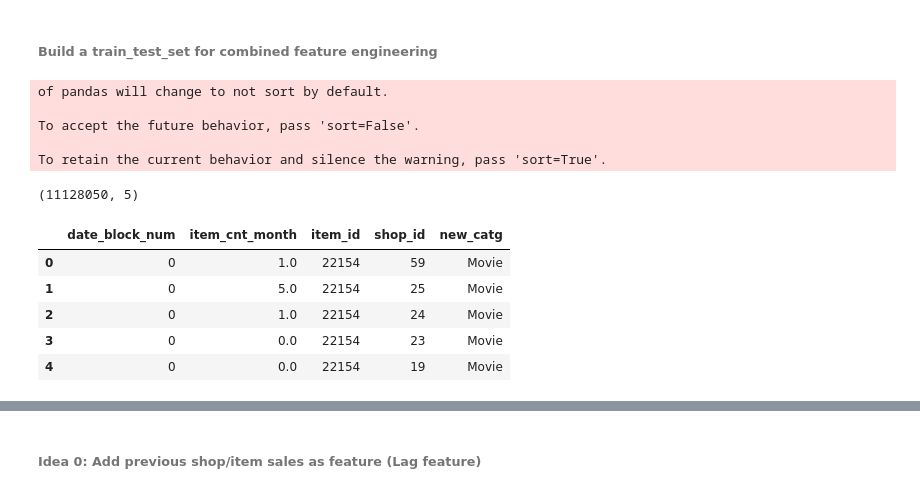
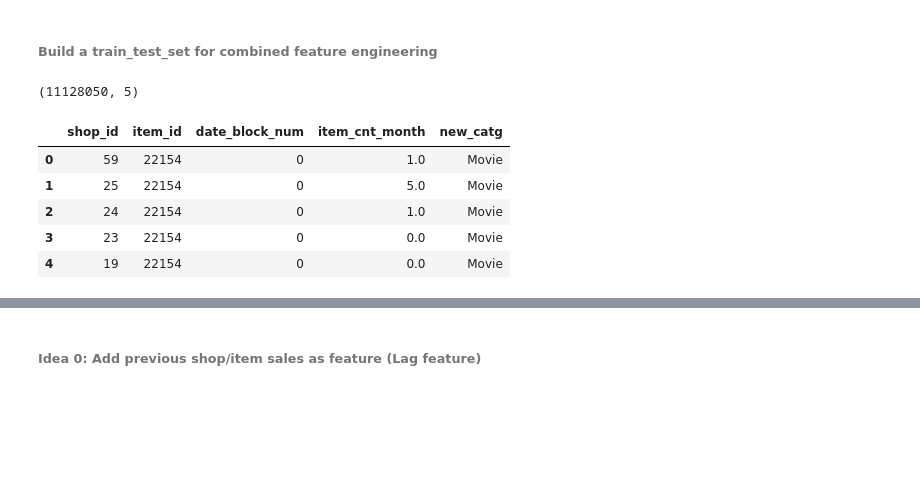
Before and after one commit to purnendu23/future-store-sales, a Jupyter notebook: workbook_alt.ipynb, the cells around one changed output, grey strips where cells are left out. Saved outputs shown, nothing was run; the diff lists cells and outputs as text; code cells hidden in the pictures; blank space fills up the shorter version.

```diff
--- a/workbook_alt.ipynb
+++ b/workbook_alt.ipynb
@@ -286,28 +284,23 @@ item_categories.head()
 # %%
 train_set = trainset[baseline_features + [target]]
 
 test_set = test.merge(items[['item_id' , 'item_category_id']], on='item_id', how='left')
 test_set['date_block_num'] = 34
 test_set ['item_cnt_month'] = -1
 test_set.set_index('ID', inplace=True)
 
-train_test_set = pd.concat([train_set, test_set], axis=0)
+train_test_set = pd.concat([train_set, test_set], axis=0, ignore_index=True)
 
 train_test_set = train_test_set.merge(item_categories, how='left', on='item_category_id', indicator=True)
 train_test_set.drop(columns=['item_category_name', '_merge','item_category_id' ], inplace=True)
 
 print(train_test_set.shape)
 train_test_set.head()
 # %% [output]
-of pandas will change to not sort by default.
-
-To accept the future behavior, pass 'sort=False'.
-
-To retain the current behavior and silence the warning, pass 'sort=True'.
+(11128050, 5)
-(11128050, 5)
-|  | date_block_num | item_cnt_month | item_id | shop_id | new_catg |
-| 0 | 0 | 1.0 | 22154 | 59 | Movie |
-| 1 | 0 | 5.0 | 22154 | 25 | Movie |
-| 2 | 0 | 1.0 | 22154 | 24 | Movie |
-| 3 | 0 | 0.0 | 22154 | 23 | Movie |
-| 4 | 0 | 0.0 | 22154 | 19 | Movie |
+|  | shop_id | item_id | date_block_num | item_cnt_month | new_catg |
+| 0 | 59 | 22154 | 0 | 1.0 | Movie |
+| 1 | 25 | 22154 | 0 | 5.0 | Movie |
+| 2 | 24 | 22154 | 0 | 1.0 | Movie |
+| 3 | 23 | 22154 | 0 | 0.0 | Movie |
+| 4 | 19 | 22154 | 0 | 0.0 | Movie |
```
Also changed, not shown: parts of 6 cells of this notebook.
